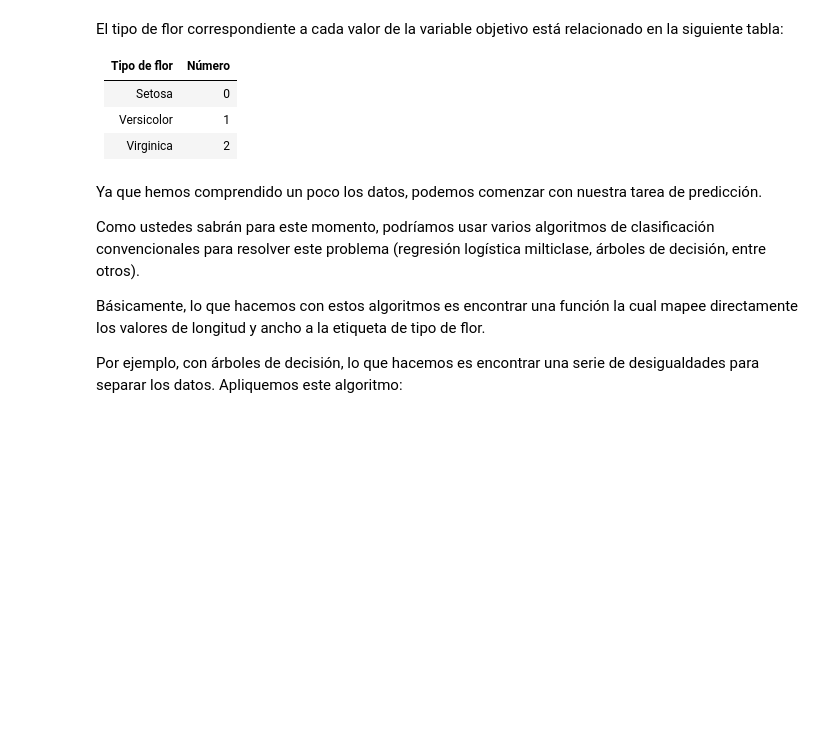
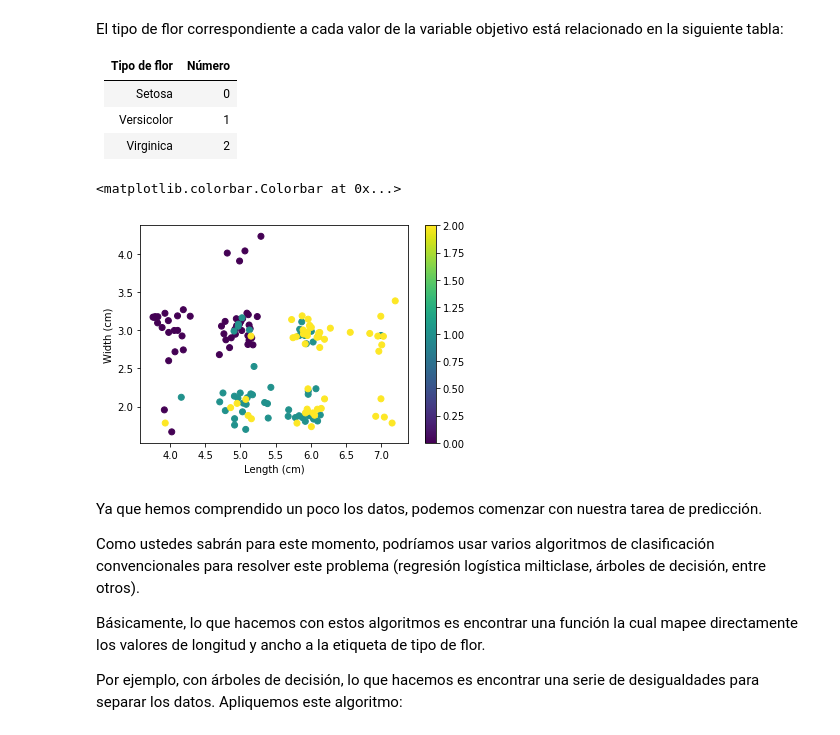
Before and after one commit to AdrianRamosDS/mgpo2021, a Jupyter notebook: Modulo1/Clase1/1Introduccion.ipynb, the cells around one changed output. Cells and saved outputs as stored; diff of their text form; code cells hidden in the pictures; blank space fills up the shorter version.

```diff
--- a/Modulo1/Clase1/1Introduccion.ipynb
+++ b/Modulo1/Clase1/1Introduccion.ipynb
@@ -124,2 +127,3 @@ Usamos el conjunto de datos `iris` disponible a través de la librería de sklea
 # %%
 # Cargamos datos (tomamos las partes enteras de las longitudes, por simplicidad)
+flowers_data = load_iris()
@@ -125,0 +150,3 @@ Usamos el conjunto de datos `iris` disponible a través de la librería de sklea
+# %%
+X = flowers_data["data"][:, :2].astype(int)
+y = flowers_data["target"]
@@ -126,3 +173,8 @@ Usamos el conjunto de datos `iris` disponible a través de la librería de sklea
+# %%
+data = pd.DataFrame(columns=["length", "width", "type"],
+                    index=range(len(y)))
+data[["length", "width"]] = X
+data["type"] = y
 # %% [markdown]
 Exploremos un poco los datos
 # %%
@@ -142,6 +233,15 @@ El tipo de flor correspondiente a cada valor de la variable objetivo está relac
 # %%
 # Gráfico de dispersión de puntos (largo vs. ancho), coloreando de acuerdo al tipo de flor.
 # Se recomienda añadir un poco de ruido a los datos x, y para una mejor visualización.
+plt.scatter(data["length"] + 0.15 * np.random.randn(len(y)),
+            data["width"] + 0.15 * np.random.randn(len(y)),
+            c=data["type"])
+plt.xlabel("Length (cm)")
+plt.ylabel("Width (cm)")
+plt.colorbar()
+# %% [output]
+<matplotlib.colorbar.Colorbar at 0x...>
+[figure, added]
 # %% [markdown]
 Ya que hemos comprendido un poco los datos, podemos comenzar con nuestra tarea de predicción.
 
```
Also changed, not shown: parts of 31 cells of this notebook.
